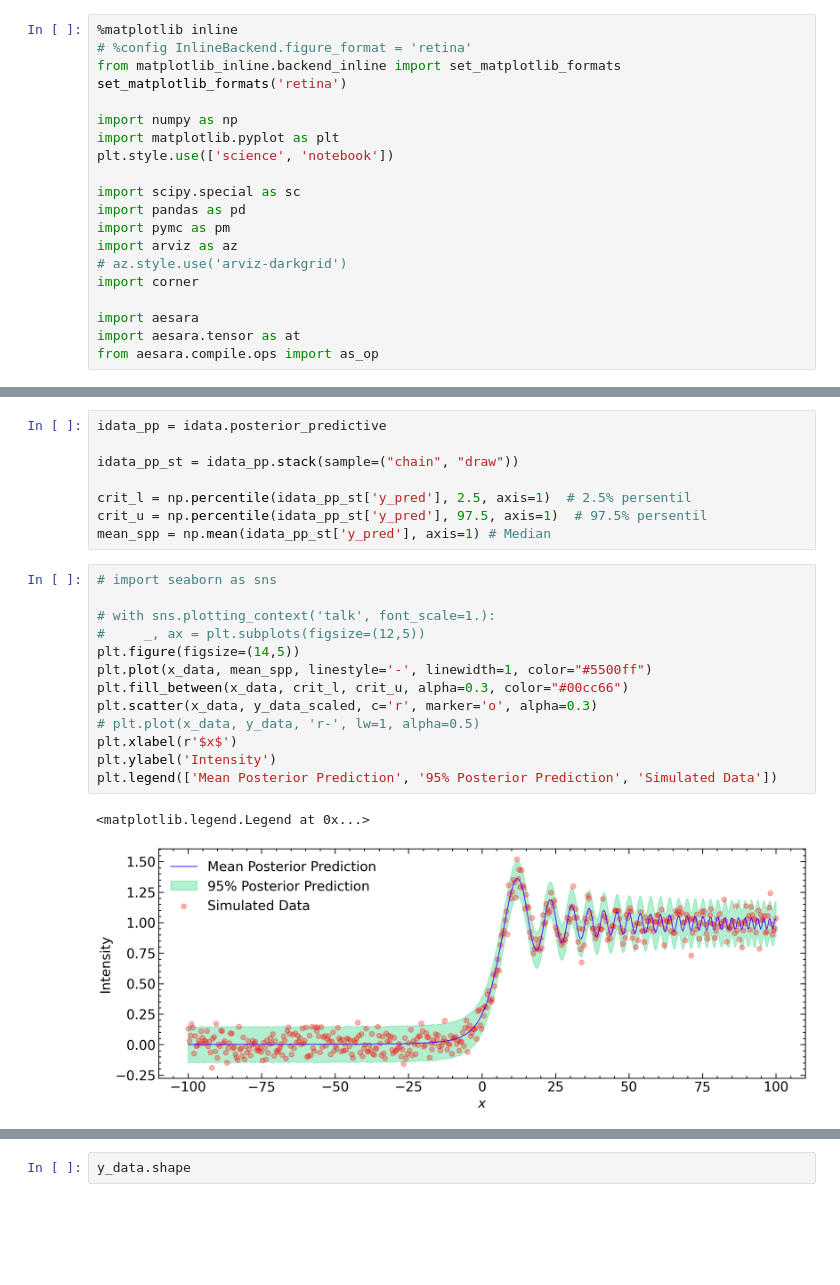
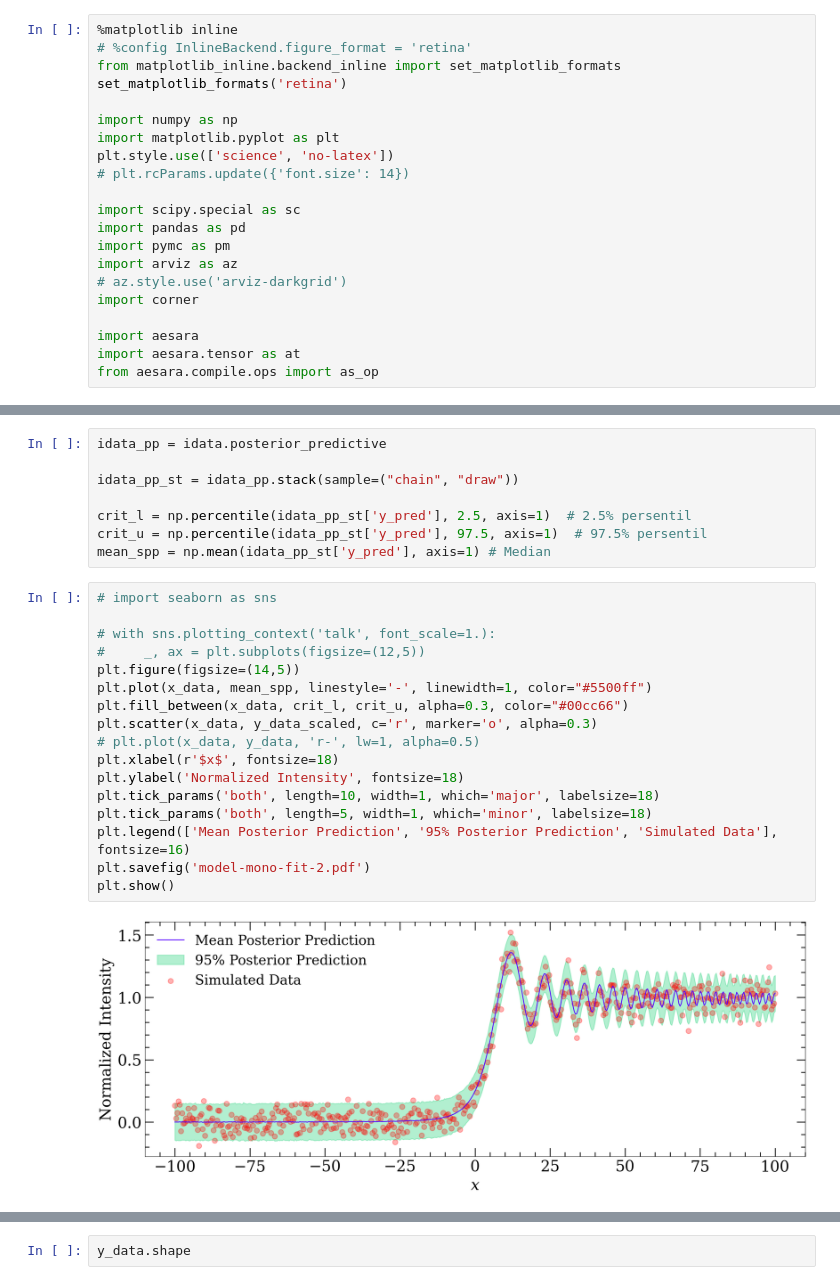
Before and after one commit to agustrionopj/Project-BEACON, a Jupyter notebook: [BEACON-PyMC4] Multi-variables model fitting (PART II).ipynb, the cells around one changed output, grey strips where cells are left out. Saved outputs shown, nothing was run; the diff lists cells and outputs as text; blank space fills up the shorter version.

```diff
--- a/[BEACON-PyMC4] Multi-variables model fitting (PART II).ipynb
+++ b/[BEACON-PyMC4] Multi-variables model fitting (PART II).ipynb
@@ -8,7 +8,8 @@ set_matplotlib_formats('retina')
 
 import numpy as np
 import matplotlib.pyplot as plt
-plt.style.use(['science', 'notebook'])
+plt.style.use(['science', 'no-latex'])
+# plt.rcParams.update({'font.size': 14})
 
 import scipy.special as sc
 import pandas as pd
@@ -188,19 +192,22 @@ mean_spp = np.mean(idata_pp_st['y_pred'], axis=1) # Median
 # %%
 # import seaborn as sns
 
 # with sns.plotting_context('talk', font_scale=1.):
 #     _, ax = plt.subplots(figsize=(12,5))
 plt.figure(figsize=(14,5))
 plt.plot(x_data, mean_spp, linestyle='-', linewidth=1, color="#5500ff")
 plt.fill_between(x_data, crit_l, crit_u, alpha=0.3, color="#00cc66")
 plt.scatter(x_data, y_data_scaled, c='r', marker='o', alpha=0.3)
 # plt.plot(x_data, y_data, 'r-', lw=1, alpha=0.5)
-plt.xlabel(r'$x$')
-plt.ylabel('Intensity')
-plt.legend(['Mean Posterior Prediction', '95% Posterior Prediction', 'Simulated Data'])
+plt.xlabel(r'$x$', fontsize=18)
+plt.ylabel('Normalized Intensity', fontsize=18)
+plt.tick_params('both', length=10, width=1, which='major', labelsize=18)
+plt.tick_params('both', length=5, width=1, which='minor', labelsize=18)
+plt.legend(['Mean Posterior Prediction', '95% Posterior Prediction', 'Simulated Data'], fontsize=16)
+plt.savefig('model-mono-fit-2.pdf')
+plt.show()
 # %% [output]
-<matplotlib.legend.Legend at 0x...>
-[figure, old version]
+[figure, new version]
 # %%
 az.plot_pair(
     idata,
```
Also changed, not shown: parts of 11 cells of this notebook, 14 other files.
